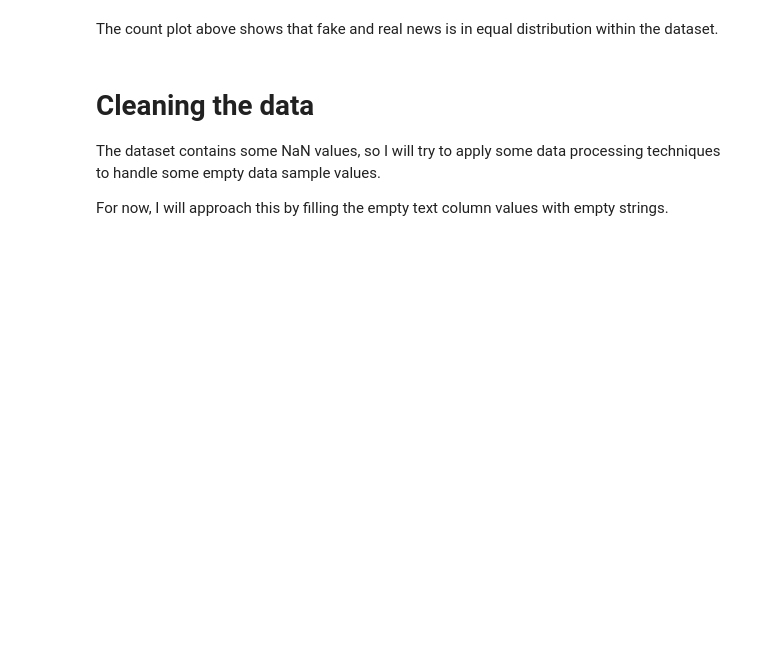
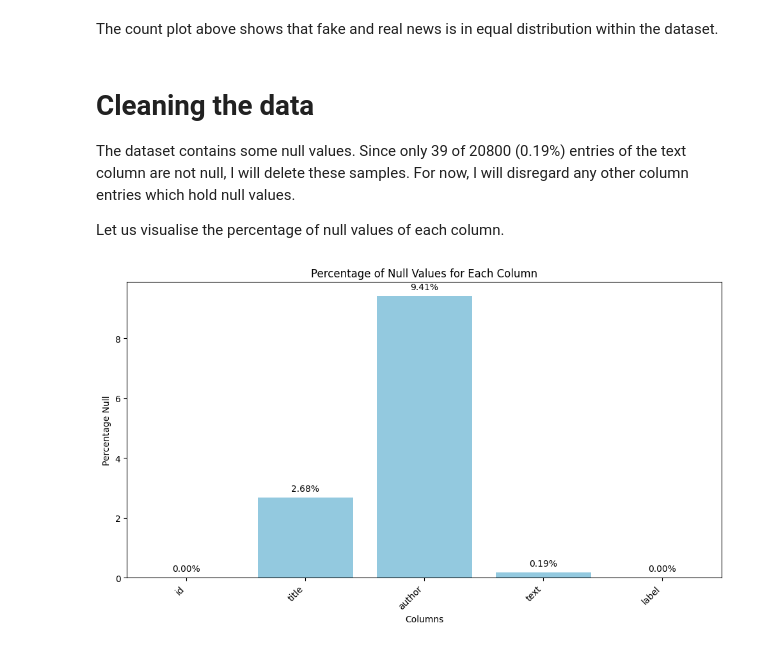
Before and after one commit to raum30/fake-news, a Jupyter notebook: notebook.ipynb, the cells around one changed output. Cells and saved outputs as stored; diff of their text form; code cells hidden in the pictures; blank space fills up the shorter version.

```diff
--- a/notebook.ipynb
+++ b/notebook.ipynb
@@ -62,7 +62,24 @@ The count plot above shows that fake and real news is in equal distribution with
 # %% [markdown]
 # Cleaning the data
 
-The dataset contains some NaN values, so I will try to apply some data processing techniques to handle some empty data sample values.
+The dataset contains some null values. Since only 39 of 20800 (0.19%) entries of the text column are not null, I will delete these samples. For now, I will disregard any other column entries which hold null values.
 
-For now, I will approach this by filling the empty text column values with empty strings.
+Let us visualise the percentage of null values of each column.
+# %%
+null_percentage = (data.isnull().sum() / len(data)) * 100
+
+plt.figure(figsize=(12, 6))
+ax = sns.barplot(x=null_percentage.index, y=null_percentage.values, color='skyblue')
+
+for p in ax.patches:
+    ax.annotate(f'{p.get_height():.2f}%', (p.get_x() + p.get_width() / 2., p.get_height()),
+                ha='center', va='center', xytext=(0, 10), textcoords='offset points')
+
+plt.xticks(rotation=45, ha='right')
+plt.title('Percentage of Null Values for Each Column')
+plt.xlabel('Columns')
+plt.ylabel('Percentage Null')
+plt.show()
+# %% [output]
+[figure, added]
 # %%
```
Also changed, not shown: parts of 26 cells of this notebook.
